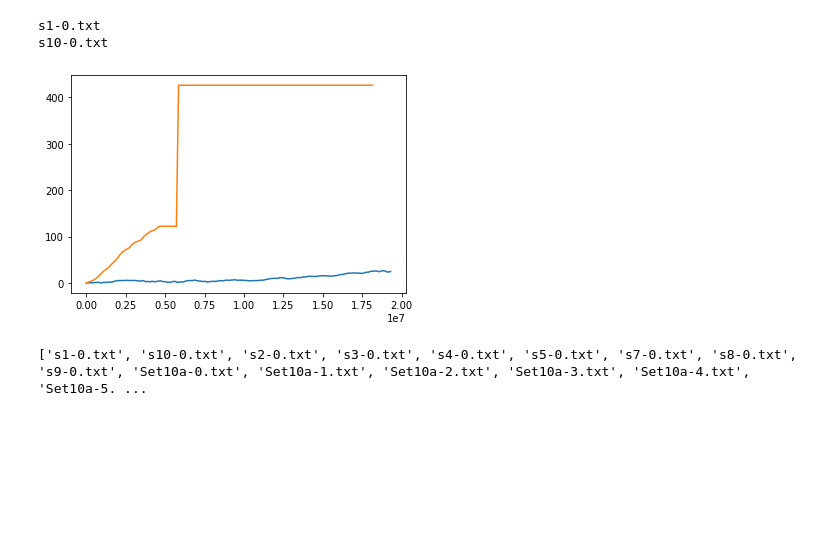
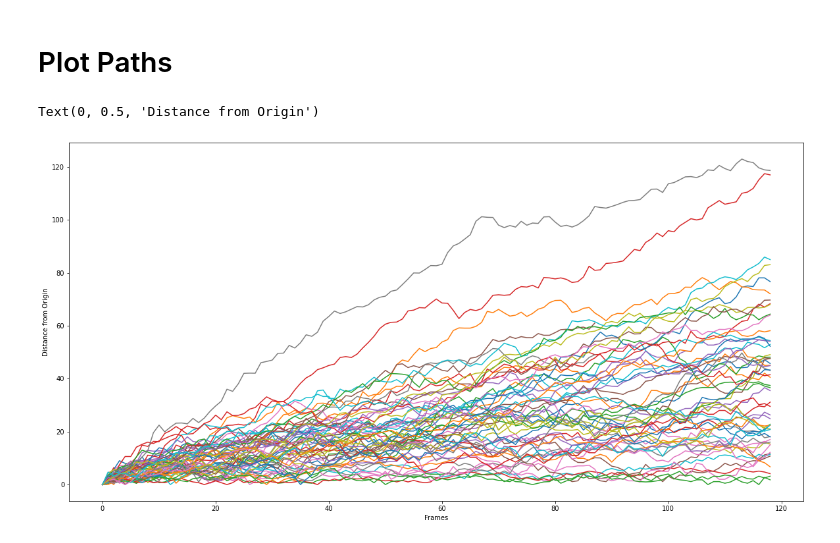
Before and after one commit to QiLinXue/thermal-motion, a Jupyter notebook: plot.ipynb, the cells around one changed output. Cells and saved outputs as stored; diff of their text form; code cells hidden in the pictures; blank space fills up the shorter version.

```diff
--- a/plot.ipynb
+++ b/plot.ipynb
@@ -25,18 +50,32 @@ def get_files(folder):
+# %% [markdown]
+# Plot Paths
 # %%
 FILEPATH = "output"
 
 file_list = get_files(FILEPATH)
+
+# Remove bad_data from file_list
+for bad_file in bad_data:
+    file_list.remove(bad_file)
+
 # Open up output/set5b-1.txt, convert each line to point, and plot
-for file in file_list[0:2]:
-    print(file)
+t_array = []
+r_array = []
+x_array = []
+y_array = []
+
+for file in file_list:
     with open(FILEPATH + "/" + file, "r") as f:
         lines = f.readlines()
 
         r_list = []
         t_list = []
+        x_list = []
+        y_list = []
 
         x0, y0 = -1, -1
         t0 = 0
+        i = 0
         for line in lines:
             bb_box = [float(i) for i in line.split(",")[1:]]
 
@@ -44,18 +83,30 @@ for file in file_list[0:2]:
             t = float(line.split(",")[0])
             if x0 == -1:
                 x0, y0 = x_mid, y_mid
-                t0 = t
 
-            t_list.append(t-t0)
+            t_list.append(i)
             r_list.append(dist(x0, y0, x_mid, y_mid))
+            x_list.append(x_mid-x0)
+            y_list.append(y_mid-y0)
+            i += 1
 
-        plt.plot(t_list, r_list)
+        # Ignore stationary ones and the ones that exit the screen
+        if(r_list[-1] == r_list[-2] == r_list[-3]) or max(r_list) > 150:
+            print(f"Skipping {file}")
+        else:
+            t_array.append(t_list)
+            r_array.append(r_list)
+            x_array.append(x_list)
+            y_array.append(y_list)
-# %% [output]
-s1-0.txt
-s10-0.txt
-[figure, removed]
-# %%
-file_list = get_files(FILEPATH)
-print(file_list)
-# %% [output]
-['s1-0.txt', 's10-0.txt', 's2-0.txt', 's3-0.txt', 's4-0.txt', 's5-0.txt', 's7-0.txt', 's8-0.txt', 's9-0.txt', 'Set10a-0.txt', 'Set10a-1.txt', 'Set10a-2.txt', 'Set10a-3.txt', 'Set10a-4.txt', 'Set10a-5. ...
+# %%
+plt.figure(figsize=(20,10))
+
+# Plot t_array and r_array
+for i in range(len(t_array)):
+    plt.plot(t_array[i], r_array[i], label=file_list[i])
+
+plt.xlabel("Frames")
+plt.ylabel("Distance from Origin")
+# %% [output]
+Text(0, 0.5, 'Distance from Origin')
+[figure, added]
```
Also changed, not shown: parts of 15 cells of this notebook.
